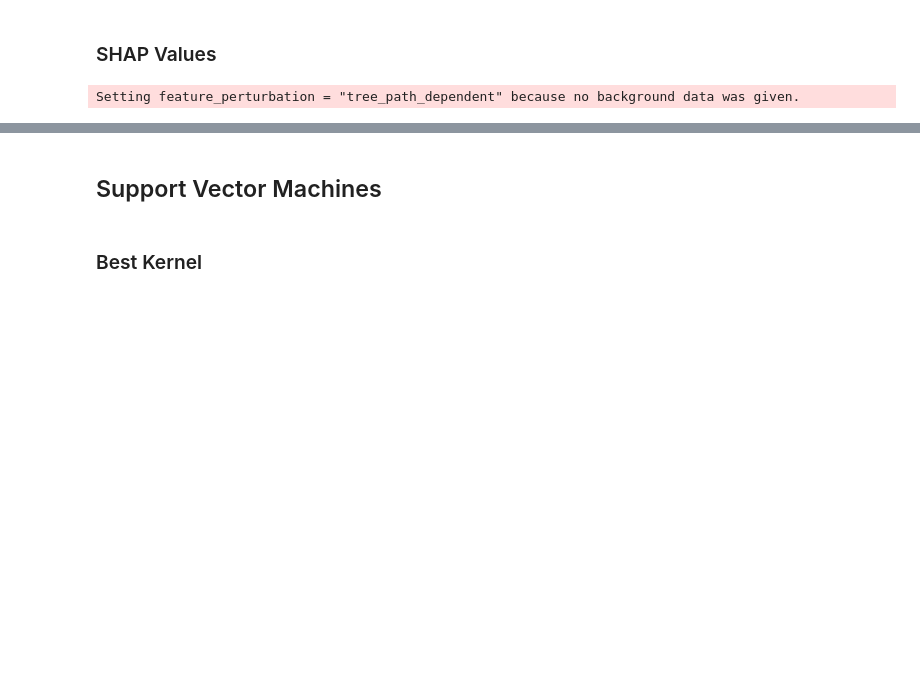
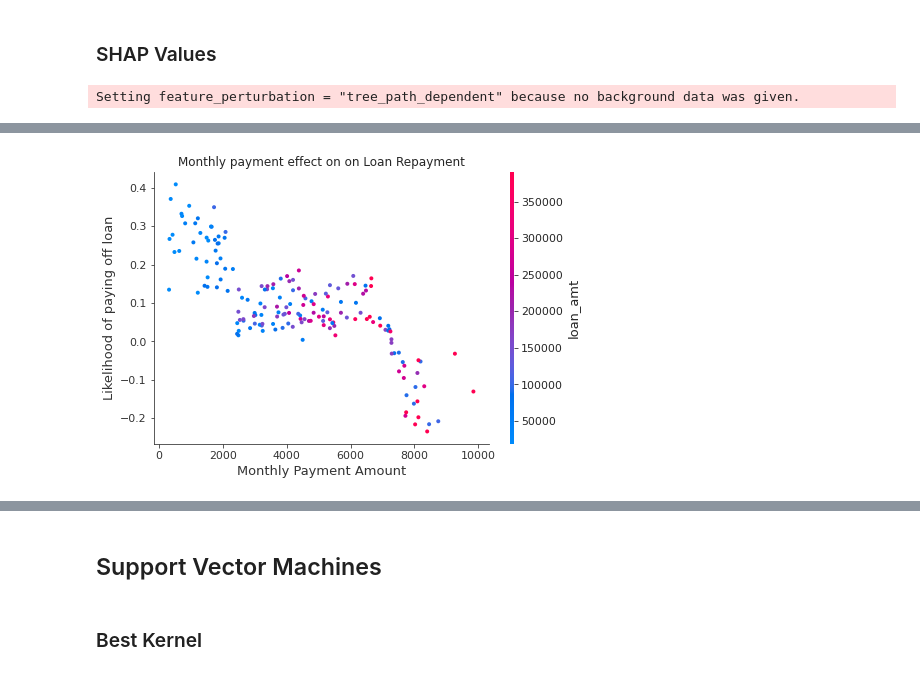
Before and after one commit to KarlDavidson/1000ml_Project5, a Jupyter notebook: Loan_Analysis.ipynb, the cells around one changed output, grey strips where cells are left out. Saved outputs shown, nothing was run; the diff lists cells and outputs as text; code cells hidden in the pictures; blank space fills up the shorter version.

```diff
--- a/Loan_Analysis.ipynb
+++ b/Loan_Analysis.ipynb
@@ -732,0 +746,13 @@ shap.summary_plot(rf_shap_values[1],
+# %%
+shap.dependence_plot('monthly_payments', #stating the column to plot
+                    rf_shap_values[1],
+                    x_test,
+                    feature_names = reduced_num_cols+cat_cols,
+                    interaction_index = 'loan_amt',
+                    show=False) # stating the column you want to be on the side bar
+plt.title('Monthly payment effect on on Loan Repayment')
+plt.ylabel('Likelihood of paying off loan')
+plt.xlabel('Monthly Payment Amount')
+plt.show()
+# %% [output]
+[figure, added]
```
Also changed, not shown: parts of 9 cells of this notebook.
